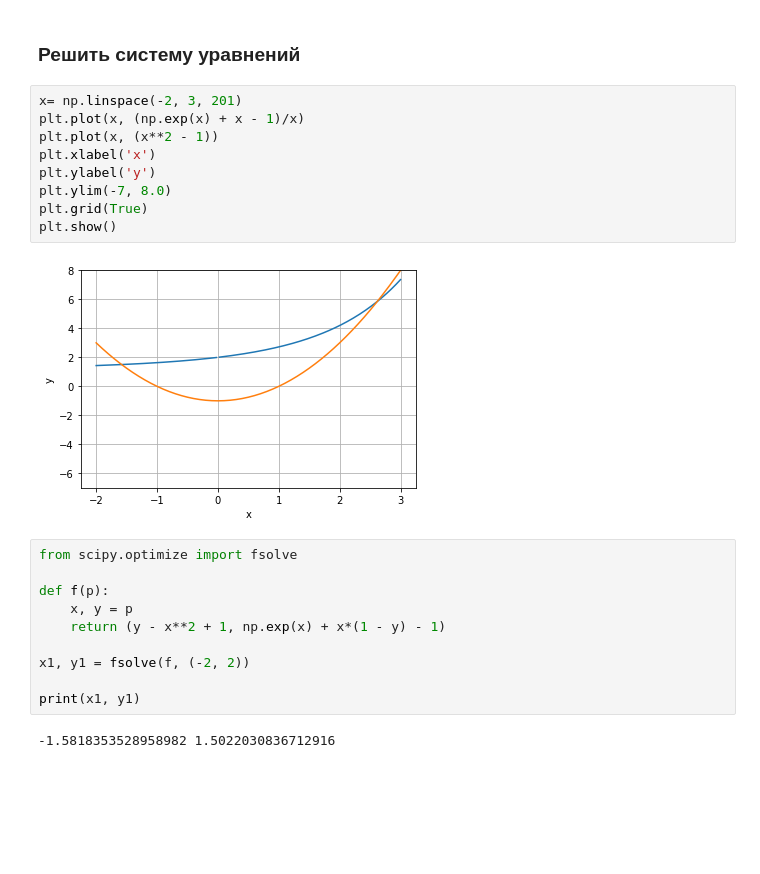
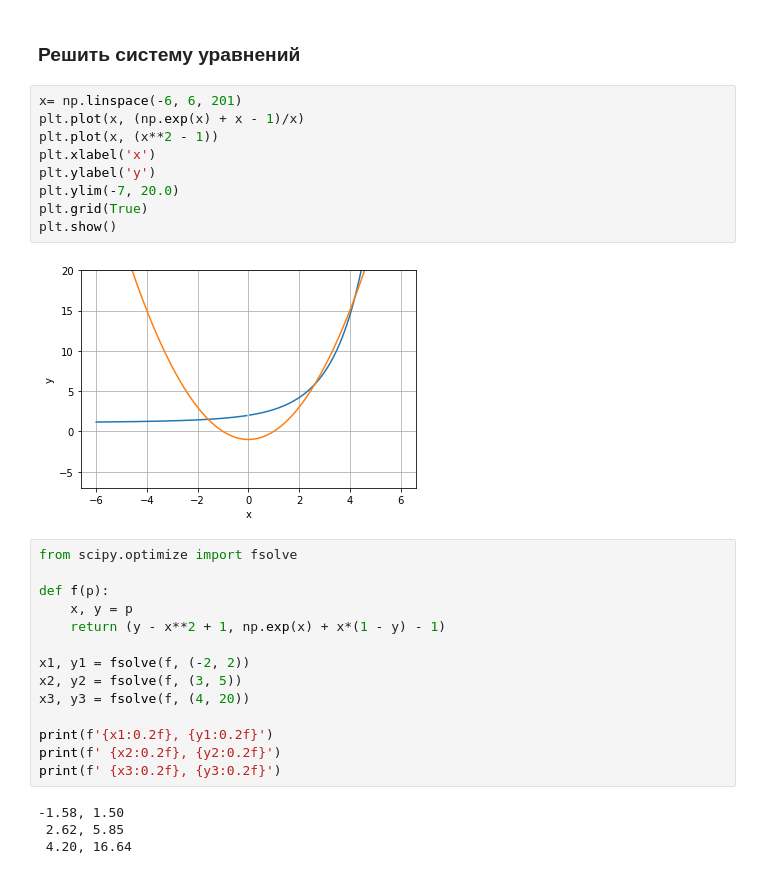
Before and after one commit to VadPA/Introduction-to-Higher-Mathematics, a Jupyter notebook: task_2_for_lesson_2.ipynb, the cells around one changed output. Drawn from its saved outputs; the diff is of its cells as text; blank space fills up the shorter version.

```diff
--- a/task_2_for_lesson_2.ipynb
+++ b/task_2_for_lesson_2.ipynb
@@ -89,16 +91,16 @@ plt.show()
 # %% [markdown]
 ### Решить систему уравнений
 # %%
-x= np.linspace(-2, 3, 201)
+x= np.linspace(-6, 6, 201)
 plt.plot(x, (np.exp(x) + x - 1)/x)
 plt.plot(x, (x**2 - 1))
 plt.xlabel('x')
 plt.ylabel('y')
-plt.ylim(-7, 8.0)
+plt.ylim(-7, 20.0)
 plt.grid(True)
 plt.show()
 # %% [output]
-[figure, old version]
+[figure, new version]
 # %%
 from scipy.optimize import fsolve
 
@@ -107,7 +109,13 @@ def f(p):
     return (y - x**2 + 1, np.exp(x) + x*(1 - y) - 1)
 
 x1, y1 = fsolve(f, (-2, 2))
+x2, y2 = fsolve(f, (3, 5))
+x3, y3 = fsolve(f, (4, 20))
 
-print(x1, y1)
+print(f'{x1:0.2f}, {y1:0.2f}')
+print(f' {x2:0.2f}, {y2:0.2f}')
+print(f' {x3:0.2f}, {y3:0.2f}')
 # %% [output]
--1.5818353528958982 1.5022030836712916
+-1.58, 1.50
+ 2.62, 5.85
+ 4.20, 16.64
```
Also changed, not shown: parts of 2 cells of this notebook.
